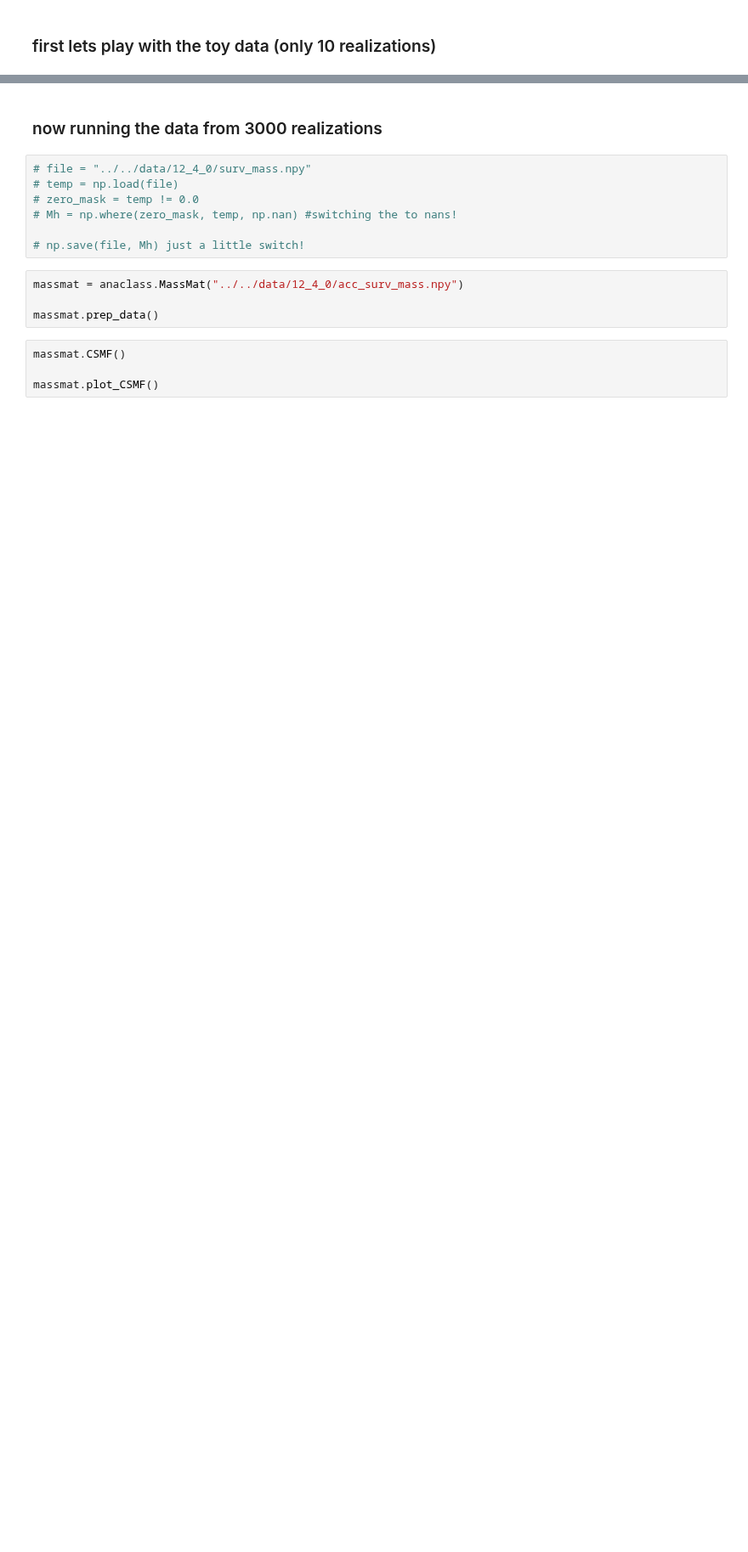
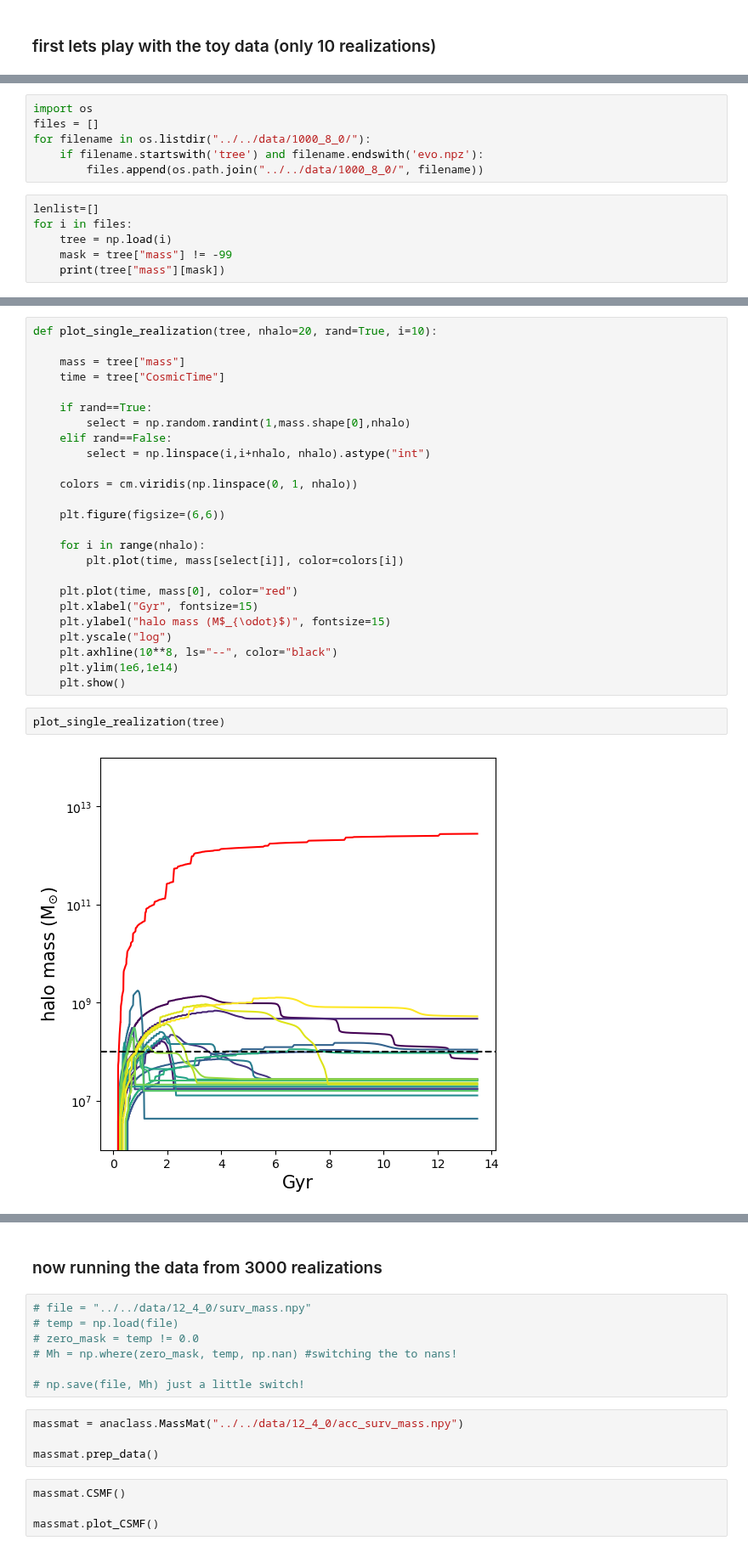
Before and after one commit to jsmonzon/SatGen, a Jupyter notebook: notebooks/test_class.ipynb, the cells around one changed output, grey strips where cells are left out. Shown at 85% size. Drawn from its saved outputs; the diff is of its cells as text; blank space fills up the shorter version.

```diff
--- a/notebooks/test_class.ipynb
+++ b/notebooks/test_class.ipynb
@@ -34,0 +30,12 @@ saving to numpy files to the same directory
+# %%
+import os
+files = []
+for filename in os.listdir("../../data/1000_8_0/"):
+    if filename.startswith('tree') and filename.endswith('evo.npz'):
+        files.append(os.path.join("../../data/1000_8_0/", filename))
+# %%
+lenlist=[]
+for i in files:
+    tree = np.load(i)
+    mask = tree["mass"] != -99
+    print(tree["mass"][mask])
@@ -34,0 +82,29 @@ saving to numpy files to the same directory
+# %%
+def plot_single_realization(tree, nhalo=20, rand=True, i=10):
+
+    mass = tree["mass"]
+    time = tree["CosmicTime"]
+
+    if rand==True:
+        select = np.random.randint(1,mass.shape[0],nhalo)
+    elif rand==False:
+        select = np.linspace(i,i+nhalo, nhalo).astype("int")
+
+    colors = cm.viridis(np.linspace(0, 1, nhalo))
+
+    plt.figure(figsize=(6,6))
+
+    for i in range(nhalo):
+        plt.plot(time, mass[select[i]], color=colors[i])
+
+    plt.plot(time, mass[0], color="red")
+    plt.xlabel("Gyr", fontsize=15)
+    plt.ylabel("halo mass (M$_{\odot}$)", fontsize=15)
+    plt.yscale("log")
+    plt.axhline(10**8, ls="--", color="black")
+    plt.ylim(1e6,1e14)
+    plt.show()
+# %%
+plot_single_realization(tree)
+# %% [output]
+[figure, added]
```
Also changed, not shown: parts of 14 cells of this notebook, 5 other files.
